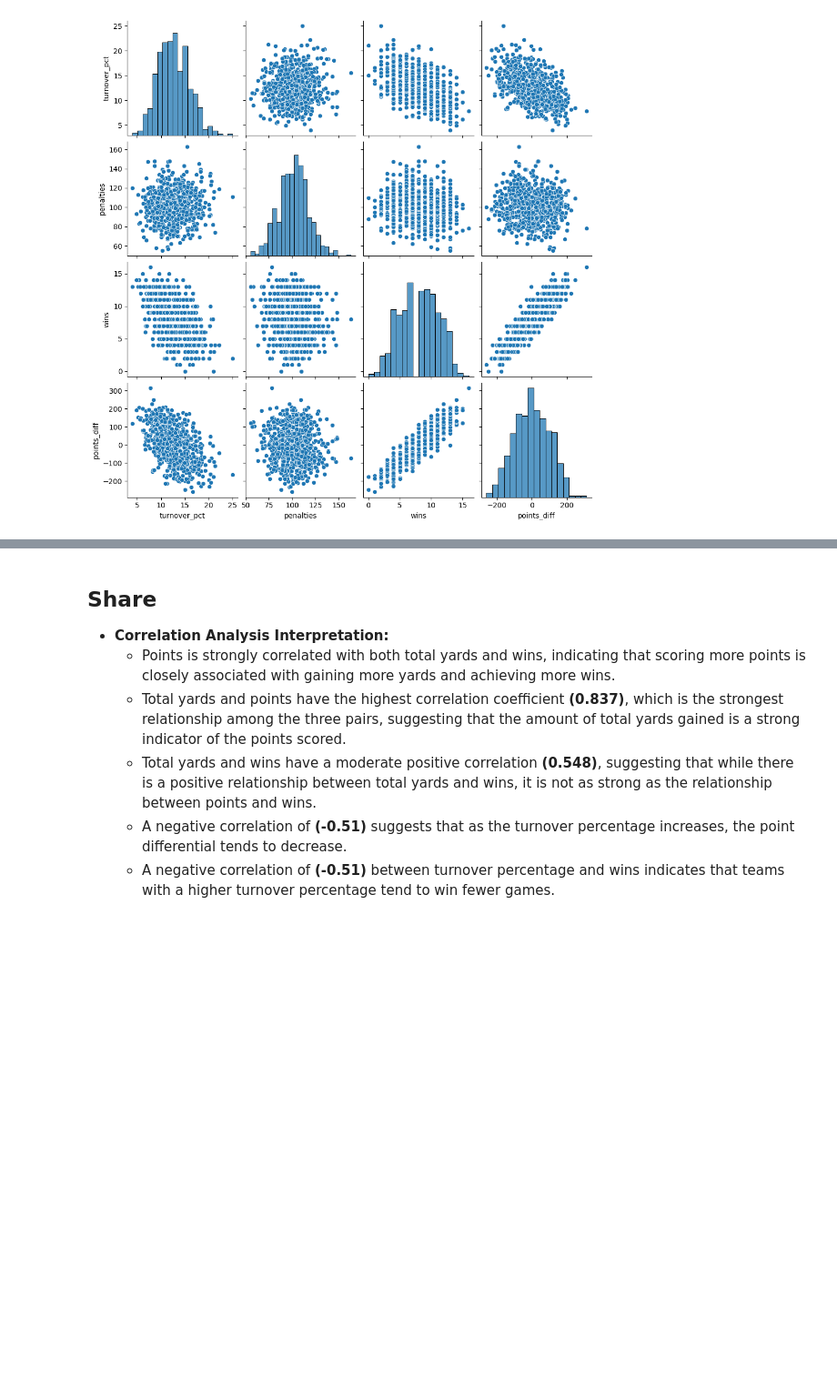
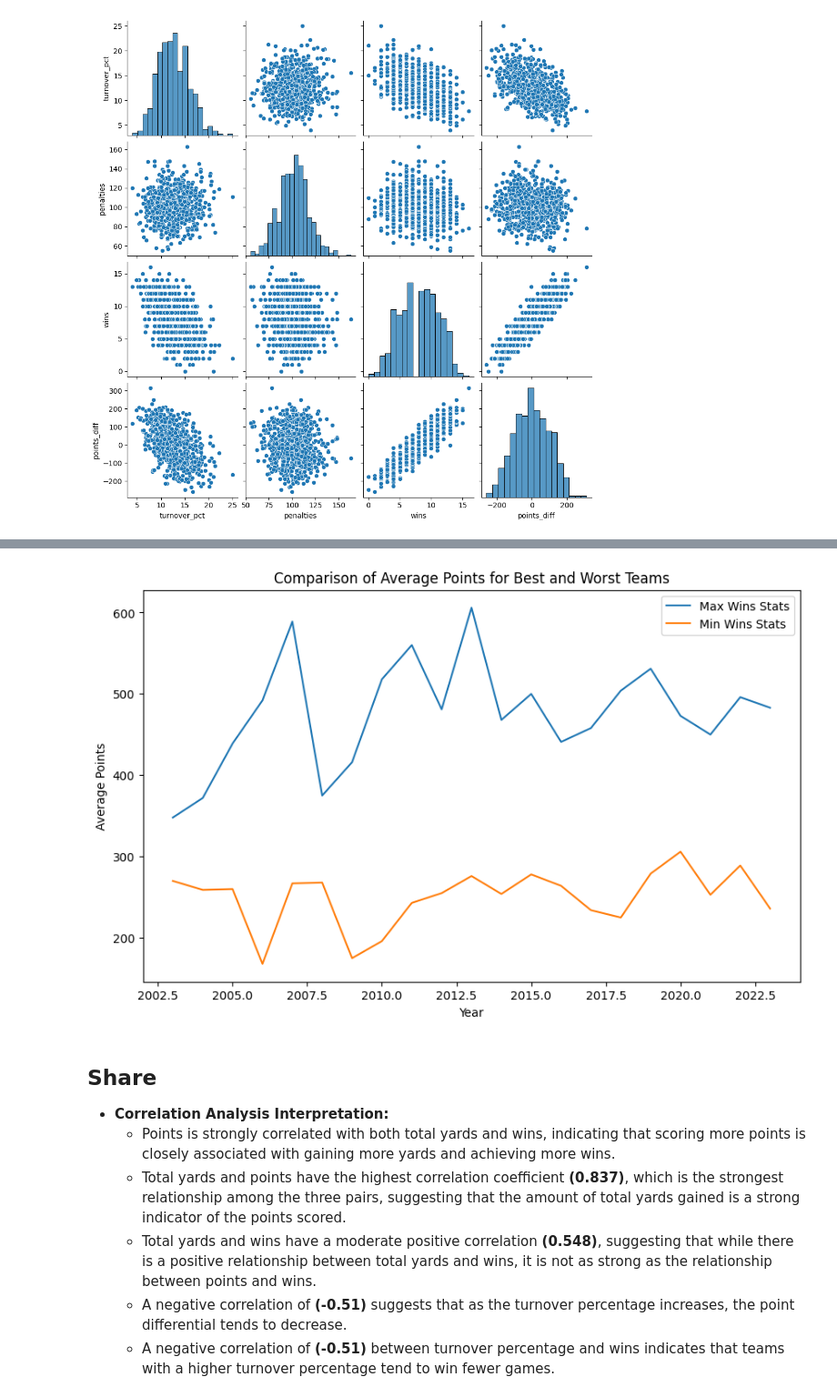
Before and after one commit to vtrackstar/Google-DA-Projects, a Jupyter notebook: nfl-team-stats-data-analytics-project.ipynb, the cells around one changed output, grey strips where cells are left out. Shown at 91% size. Saved outputs shown, nothing was run; the diff lists cells and outputs as text; code cells hidden in the pictures; blank space fills up the shorter version.

Commit message:
Kaggle Notebook | NFL Team Stats Data Analytics Project | Version 7

```diff
--- a/nfl-team-stats-data-analytics-project.ipynb
+++ b/nfl-team-stats-data-analytics-project.ipynb
@@ -404,6 +404,36 @@ Covariance Type:            nonrobust
 
 Notes:
 [1] Standard Errors assume that the covariance matrix of the errors is correctly specified.
+# %%
+# Year by Year Comparison of Best Team vs Worst Team
+
+
+# Group by year and find the team with the maximum wins
+max_wins_teams = stats_name.loc[stats_name.groupby('year')['wins'].idxmax()]
+
+# Group by year and find the team with the minimum wins
+min_wins_teams = stats_name.loc[stats_name.groupby('year')['wins'].idxmin()]
+
+# Calculate average stats for teams with the most wins
+avg_stats_max = max_wins_teams.groupby('year').mean(numeric_only=True)
+
+# Calculate average stats for teams with the least wins
+avg_stats_min = min_wins_teams.groupby('year').mean(numeric_only=True)
+
+# Create a DataFrame for comparison
+comparison_df = pd.DataFrame({'Max Wins Stats': avg_stats_max['points'],
+                              'Min Wins Stats': avg_stats_min['points']})
+
+# You can add more stats to the comparison DataFrame
+
+# Plot the comparison
+comparison_df.plot(kind='line', figsize=(10, 6))
+plt.title('Comparison of Average Points for Best and Worst Teams')
+plt.xlabel('Year')
+plt.ylabel('Average Points')
+plt.show()
+# %% [output]
+[figure, added]
 # %% [markdown]
 ## Share
 * **Correlation Analysis Interpretation:**
```
Also changed, not shown: parts of 3 cells of this notebook.
